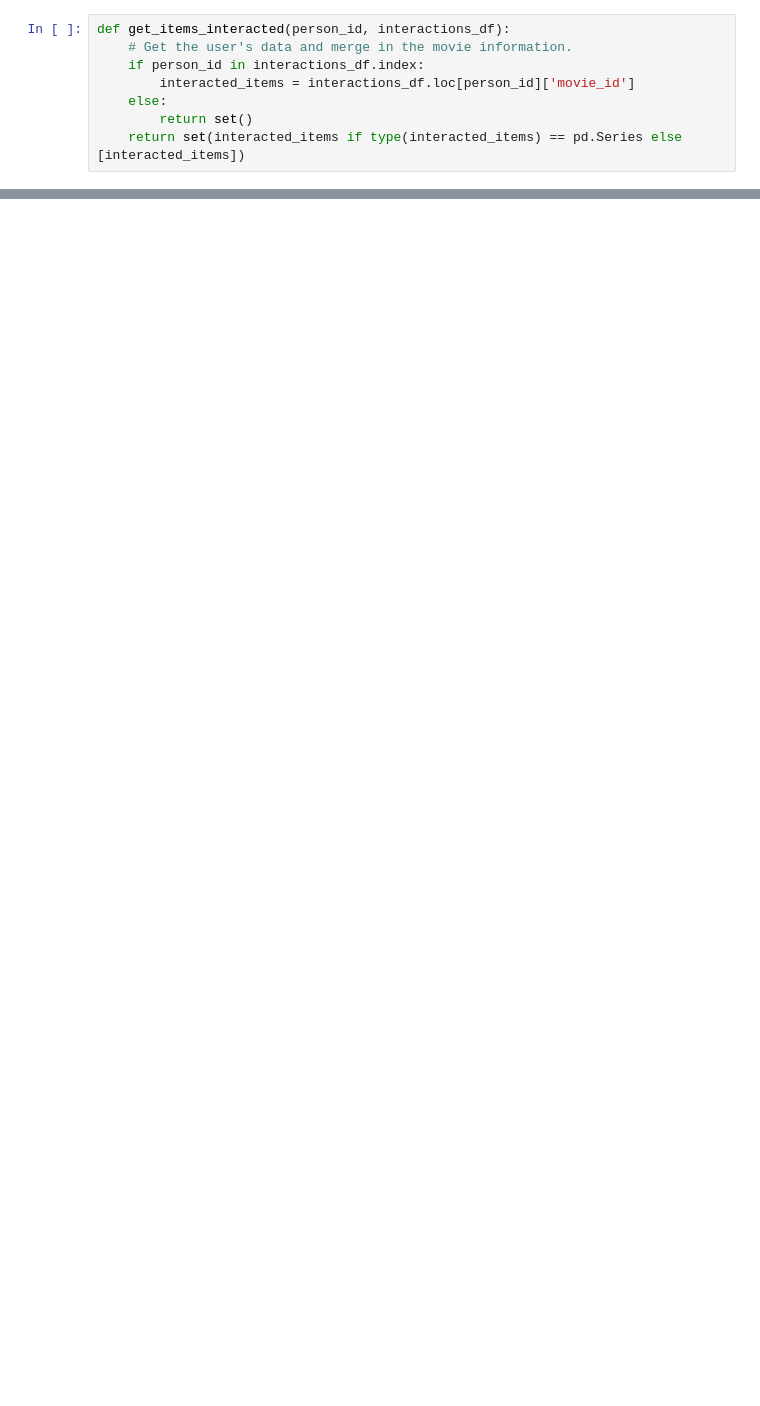
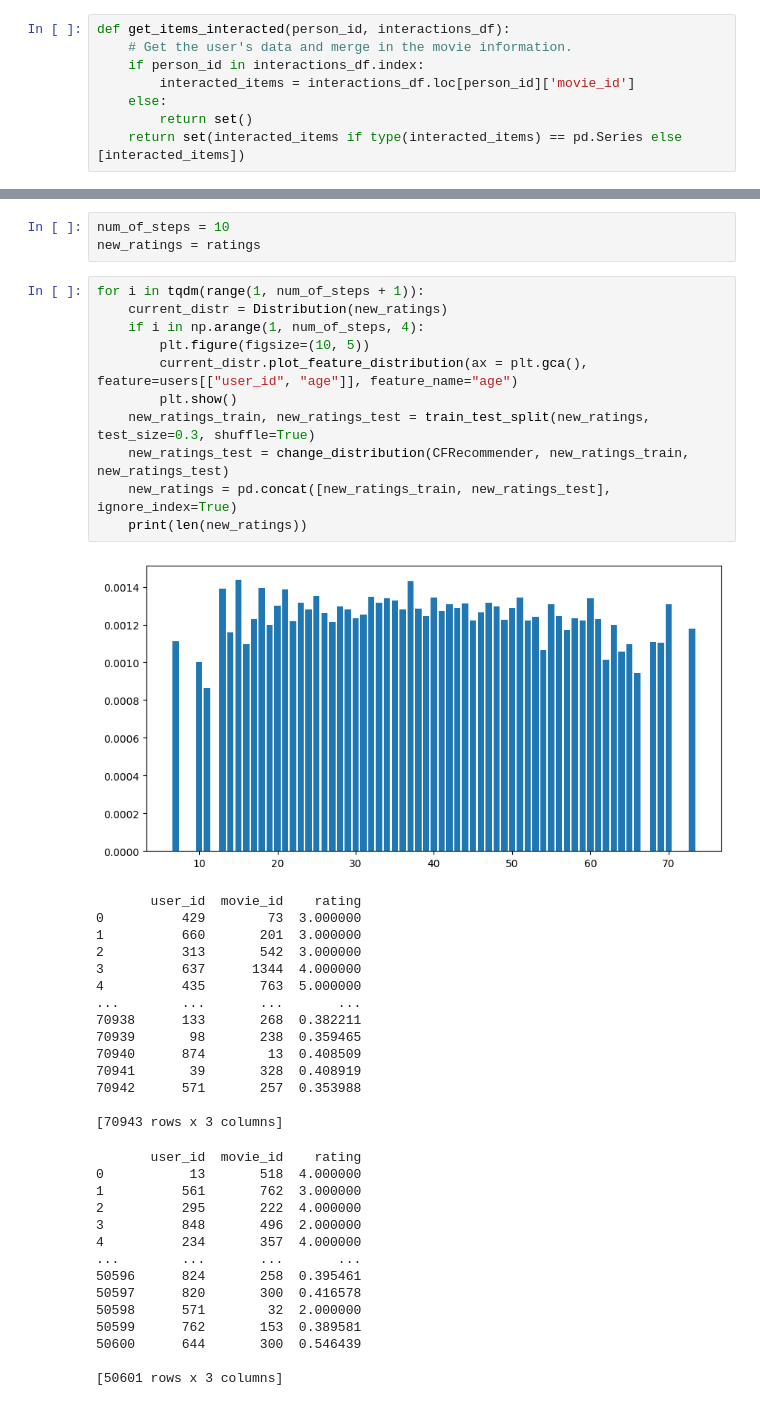
Before and after one commit to intsystems/2024-Project-144, a Jupyter notebook: code/ChangeDistribution.ipynb, the cells around one changed output, grey strips where cells are left out. Drawn from its saved outputs; the diff is of its cells as text; blank space fills up the shorter version.

Commit message:
Change distribution

```diff
--- a/code/ChangeDistribution.ipynb
+++ b/code/ChangeDistribution.ipynb
@@ -95,0 +135,44 @@ KeyError: 2
+# %%
+num_of_steps = 10
+new_ratings = ratings
+# %%
+for i in tqdm(range(1, num_of_steps + 1)):
+    current_distr = Distribution(new_ratings)
+    if i in np.arange(1, num_of_steps, 4):
+        plt.figure(figsize=(10, 5))
+        current_distr.plot_feature_distribution(ax = plt.gca(), feature=users[["user_id", "age"]], feature_name="age")
+        plt.show()
+    new_ratings_train, new_ratings_test = train_test_split(new_ratings, test_size=0.3, shuffle=True)
+    new_ratings_test = change_distribution(CFRecommender, new_ratings_train, new_ratings_test)
+    new_ratings = pd.concat([new_ratings_train, new_ratings_test], ignore_index=True)
+    print(len(new_ratings))
+# %% [output]
+[figure, added]
+       user_id  movie_id    rating
+0          429        73  3.000000
+1          660       201  3.000000
+2          313       542  3.000000
+3          637      1344  4.000000
+4          435       763  5.000000
+...        ...       ...       ...
+70938      133       268  0.382211
+70939       98       238  0.359465
+70940      874        13  0.408509
+70941       39       328  0.408919
+70942      571       257  0.353988
+
+[70943 rows x 3 columns]
+       user_id  movie_id    rating
+0           13       518  4.000000
+1          561       762  3.000000
+2          295       222  4.000000
+3          848       496  2.000000
+4          234       357  4.000000
+...        ...       ...       ...
+50596      824       258  0.395461
+50597      820       300  0.416578
+50598      571        32  2.000000
+50599      762       153  0.389581
+50600      644       300  0.546439
+
+[50601 rows x 3 columns]
```
Also changed, not shown: parts of 9 cells of this notebook.
